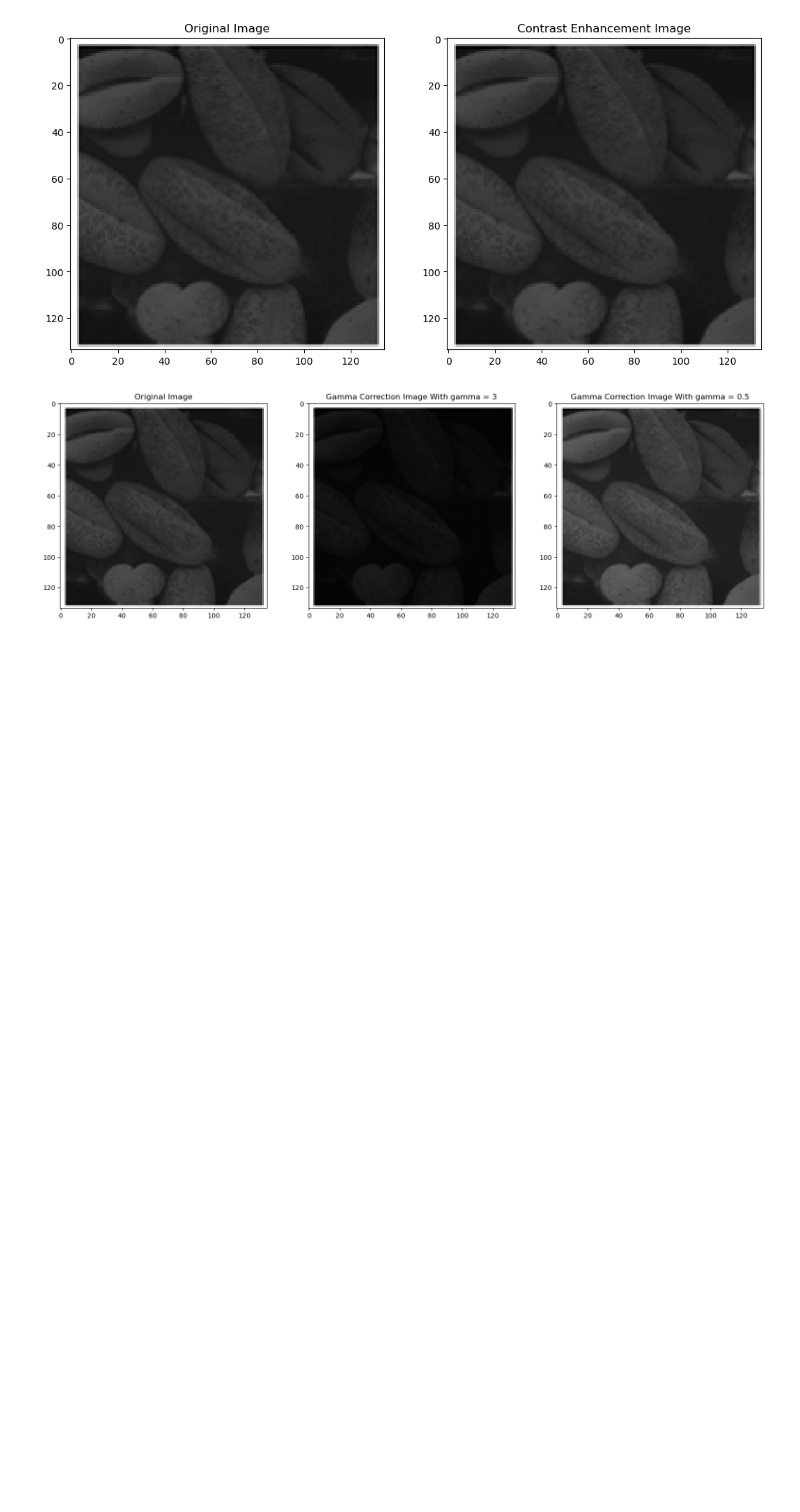
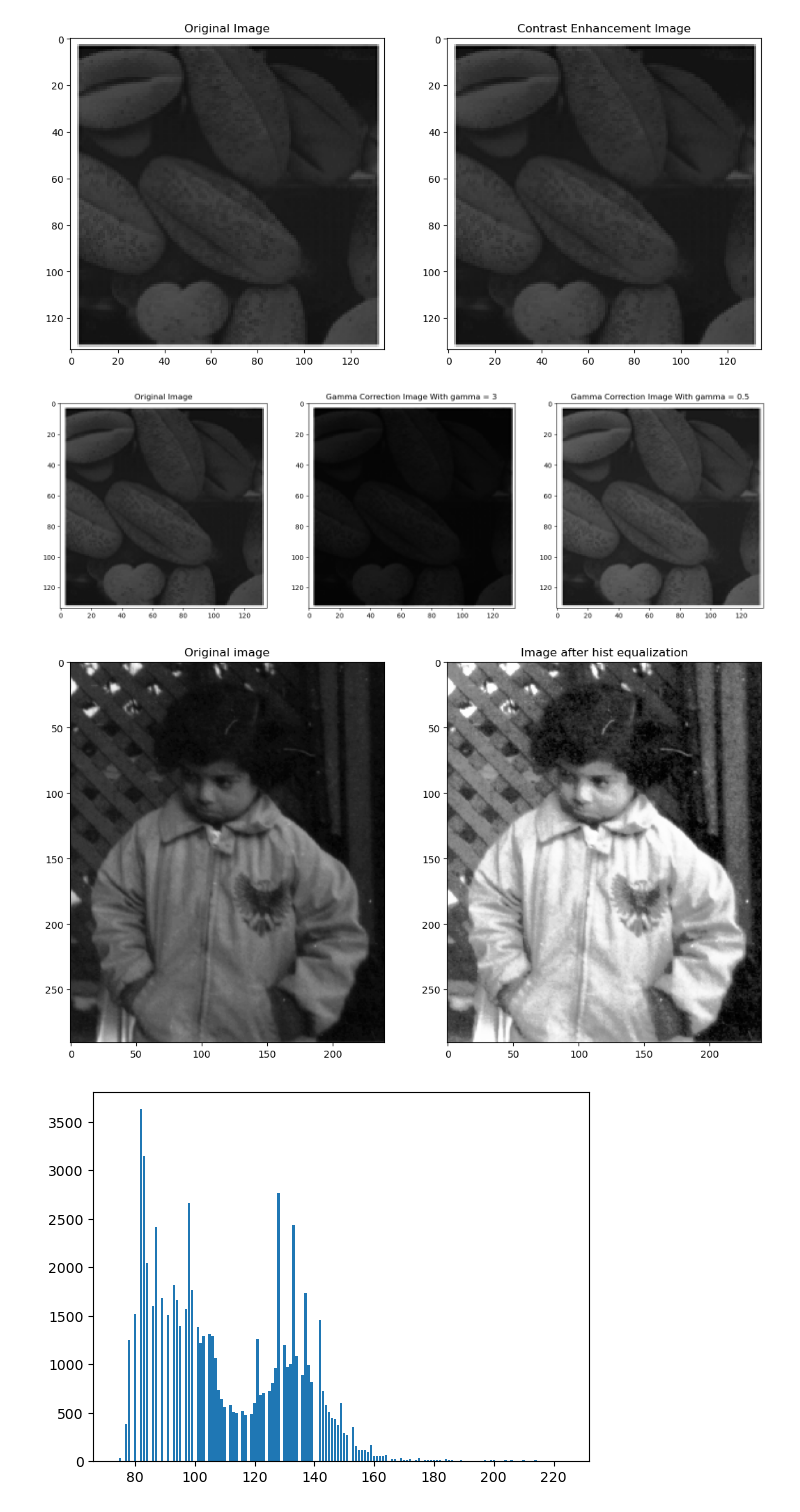
Before and after one commit to AhmedHamdiy/image-processing-labs, a Jupyter notebook: Lab-4/Lab4_STD.ipynb, the cells around one changed output. Drawn from its saved outputs; the diff is of its cells as text; code cells hidden in the pictures; blank space fills up the shorter version.

```diff
--- a/Lab-4/Lab4_STD.ipynb
+++ b/Lab-4/Lab4_STD.ipynb
@@ -120,12 +120,41 @@ show_images([grey_img,gamma_correction_processed_img_large_gamma,gamma_correctio
             ['Original Image','Gamma Correction Image With gamma = 3','Gamma Correction Image With gamma = 0.5'])
 # %% [output]
 [figure]
-# %%
-'''
-4 Histogram Eq.
-Note: Histogram function of skimage returns only present intensity values not all 255
-You can use showHist function from commonfunctions file
-'''
-
-def getImageWithHist(name,ext,nbins=256):
-    pass
+# %%
+'''
+4 Histogram Eq.
+Note: Histogram function of skimage returns only present intensity values not all 255
+You can use showHist function from commonfunctions file
+'''
+def getImageWithHist(img,nbins=256):
+    histogram = np.zeros(nbins, dtype=int)
+
+    W = img.shape[1]
+    H = img.shape[0]
+    for i in range(H):
+        for j in range(W):
+            pixel_val = img[i][j]
+            histogram[pixel_val]+=1
+
+    hist_c = np.zeros(nbins, dtype=int)
+    hist_c[0] = histogram[0]
+    for i in range(1, nbins):
+        hist_c[i] = histogram[i] + hist_c[i-1]
+
+    processed_img = img.copy()
+    nPixels = H * W
+    for i in range(H):
+        for j in range(W):
+            processed_img[i][j] = (nbins - 1) * hist_c[img[i][j]] // nPixels
+
+    show_images([img, processed_img], ['Original image', 'Image after hist equalization'])
+    showHist(img)
+    showHist(processed_img)
+
+img1 = io.imread('imgs/pout.tif')
+getImageWithHist(img1)
+img2 = io.imread('imgs/tire.tif')
+getImageWithHist(img2)
+# %% [output]
+[figure, added]
+[figure, added]
```
Also changed, not shown: parts of 2 cells of this notebook, 1 other file.
